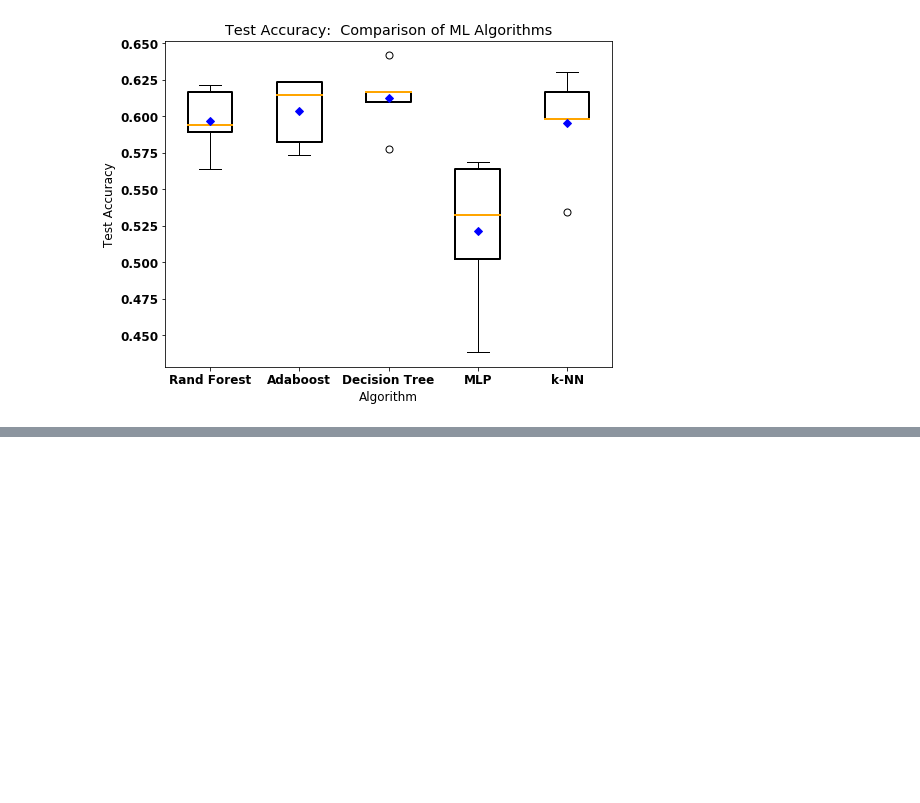
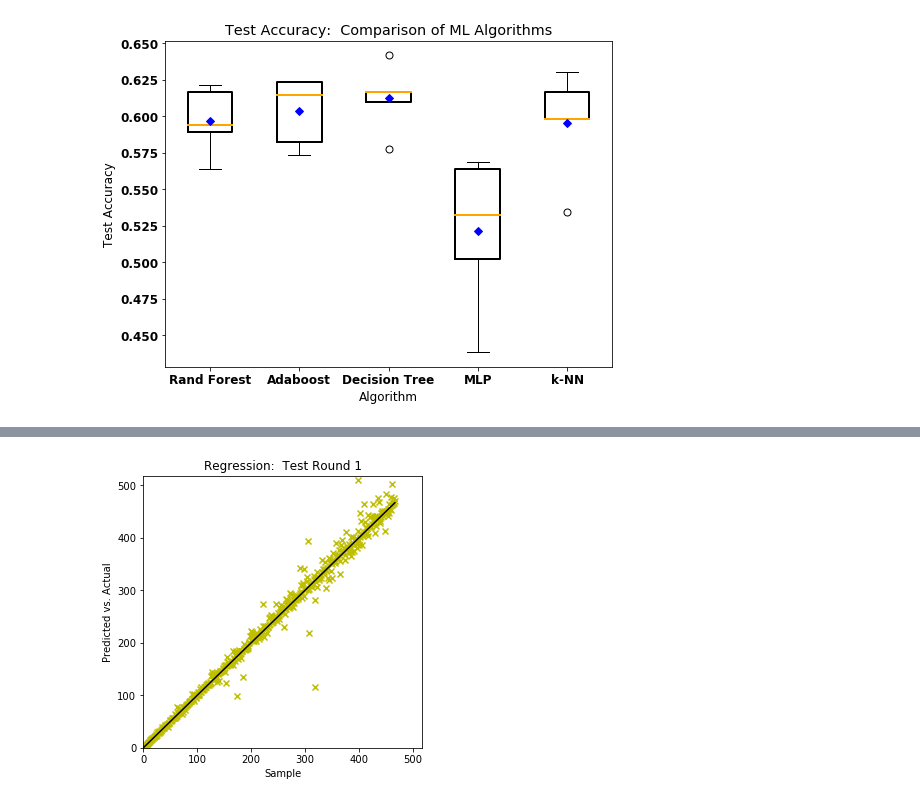
Before and after one commit to thecryptogolddiggers/project, a Jupyter notebook: template.ipynb, the cells around one changed output, grey strips where cells are left out. Drawn from its saved outputs; the diff is of its cells as text; code cells hidden in the pictures; blank space fills up the shorter version.

Commit message:
added regression to template.ipynb

```diff
--- a/template.ipynb
+++ b/template.ipynb
@@ -213,7 +228,7 @@ Confusion Matrix
 # %% [markdown]
 ### Adaboost
 # %%
-X_train, X_test, Y_train, Y_test = train_test_split(X_reduced, np.array(Y), test_size=0.25, random_state=24)
+X_train, X_test, Y_train, Y_test = train_test_split(X_reduced, np.array(Y), test_size=0.2, random_state=24)
 
 fold = 0
 kf1 = KF(n_splits=5)
@@ -309,7 +324,7 @@ Confusion Matrix
 # %% [markdown]
 ### Decision Tree
 # %%
-X_train, X_test, Y_train, Y_test = train_test_split(X_reduced, np.array(Y), test_size=0.25, random_state=16)
+X_train, X_test, Y_train, Y_test = train_test_split(X_reduced, np.array(Y), test_size=0.2, random_state=16)
 
 fold = 0
 kf1 = KF(n_splits=5)
@@ -404,7 +419,7 @@ Confusion Matrix
 # %% [markdown]
 ### MLP
 # %%
-X_train, X_test, Y_train, Y_test = train_test_split(X_reduced, np.array(Y), test_size=0.25, random_state=99)
+X_train, X_test, Y_train, Y_test = train_test_split(X_reduced, np.array(Y), test_size=0.2, random_state=99)
 
 fold = 0
 kf1 = KF(n_splits=5)
@@ -499,7 +514,7 @@ Confusion Matrix
 # %% [markdown]
 ### k-Nearest Neighbor
 # %%
-X_train, X_test, Y_train, Y_test = train_test_split(X_reduced, np.array(Y), test_size=0.25, random_state=66)
+X_train, X_test, Y_train, Y_test = train_test_split(X_reduced, np.array(Y), test_size=0.2, random_state=66)
 
 
 fold = 0
@@ -619,0 +672,90 @@ plt.show()
+# %%
+X_train, X_test, Y_train, Y_test = train_test_split(np.array(X_data), np.array(Y_data), test_size=0.2, random_state=42)
+
+fold = 0
+kf1 = KF(n_splits=5)
+rfr_test_scores = []
+coeffs = []
+
+# uncomment if train/test split not present (above)
+#X_train = X
+#X_train = np.array(X_train)
+#Y_train = np.array(Y)
+
+# first resampling
+for train_index, test_index in kf1.split(X_train):
+    # splits original data into train, test
+
+    fold += 1
+    xtrain, xtest = X_train[train_index], X_train[test_index]
+    ytrain, ytest = Y_train[train_index], Y_train[test_index]
+    kf2 = KF(n_splits=4)
+    innerfold = 0
+    val_scores = []
+    val_scores_1 = []
+    val_scores_2 = []
+    val_scores_3 = []
+    val_scores_4 = []
+    mses = []
+    mse1 = []
+    mse2 = []
+    mse3 = []
+    mse4 = []
+
+    # second resampling
+    for train_idx, test_idx in kf2.split(xtrain):
+        # splits original train into train2, test2
+        models = []
+        innerfold += 1
+        xxtrain, xxval = xtrain[train_idx], xtrain[test_idx]
+        yytrain, yyval = ytrain[train_idx], ytrain[test_idx]
+        # models
+        model_1 = RFR(n_jobs=4,n_estimators=400,max_depth=6).fit(xxtrain, yytrain)
+        model_2 = RFR(n_jobs=4,n_estimators=400,max_depth=9).fit(xxtrain, yytrain)
+        model_3 = RFR(n_jobs=4,n_estimators=400,max_depth=12).fit(xxtrain, yytrain)
+        model_4 = RFR(n_jobs=4,n_estimators=400,max_depth=15).fit(xxtrain, yytrain)
+        # R^2 values
+        val_scores_1.append(model_1.score(xxval, yyval))
+        val_scores_2.append(model_2.score(xxval, yyval))
+        val_scores_3.append(model_3.score(xxval, yyval))
+        val_scores_4.append(model_4.score(xxval, yyval))
+        # MSE
+        mse1.append(mean_squared_error(yyval, model_1.predict(xxval)))
+        mse2.append(mean_squared_error(yyval, model_2.predict(xxval)))
+        mse3.append(mean_squared_error(yyval, model_3.predict(xxval)))
+        mse4.append(mean_squared_error(yyval, model_4.predict(xxval)))
+        models = [model_1, model_2, model_3, model_4]
+
+    # average R^2 for model w/ given parameter
+    val_scores = [np.mean(val_scores_1), np.mean(val_scores_2), np.mean(val_scores_3), np.mean(val_scores_4)]
+    mses = [np.mean(mse1), np.mean(mse2), np.mean(mse3), np.mean(mse4)]
+
+    # pick model with best R^2 and use it for testing
+    best_model_idx = val_scores.index(max(val_scores))
+    model = models[best_model_idx]
+
+    # plot
+    preds = model.predict(xtest)
+    axes = range(1,len(preds)+1)
+    regression = np.array(preds/ytest) * axes
+    plt.figure(figsize=(5, 5))
+    plt.title('Regression:  Test Round %d' % fold)
+    plt.scatter(np.arange(0,len(regression),1), regression, c='y',marker='x')
+    plt.plot(np.arange(0,len(regression),1),np.arange(0,len(regression),1),c='k')
+    plt.axis([0,len(regression)+50,0,len(regression)+50])
+    plt.xlabel('Sample')
+    plt.ylabel('Predicted vs. Actual')
+    plt.show()
+
+    # R^2 for this fold
+    rfr_test_scores.append(model.score(xtest, ytest))
+    coeffs.append(mean_squared_error(ytest, model.predict(xtest)))
+
+print("\nFold\tMSE\tR^2 val.\n----\t---\t--------")
+for i in range(len(coeffs)):
+    print("%d\t%.3f\t%.2f" % (i+1,coeffs[i],rfr_test_scores[i]*100))
+
+# results of each testing phase
+print("\nAverage R^2 = %.2f%%" % (np.mean(rfr_test_scores) * 100))
+# %% [output]
+[figure, added]
```
Also changed, not shown: parts of 19 cells of this notebook, 1 other file.
